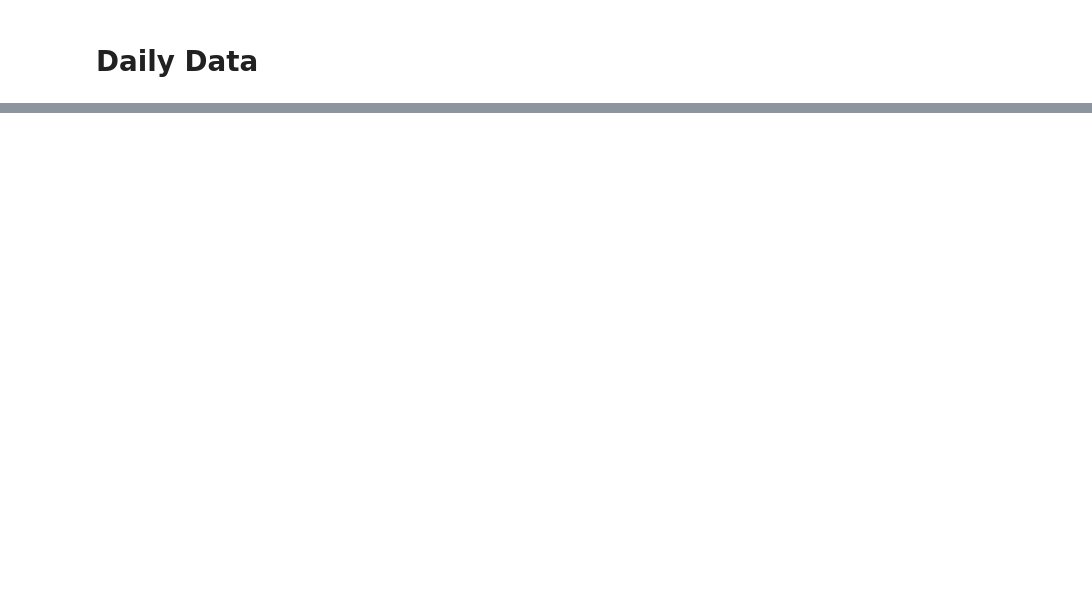
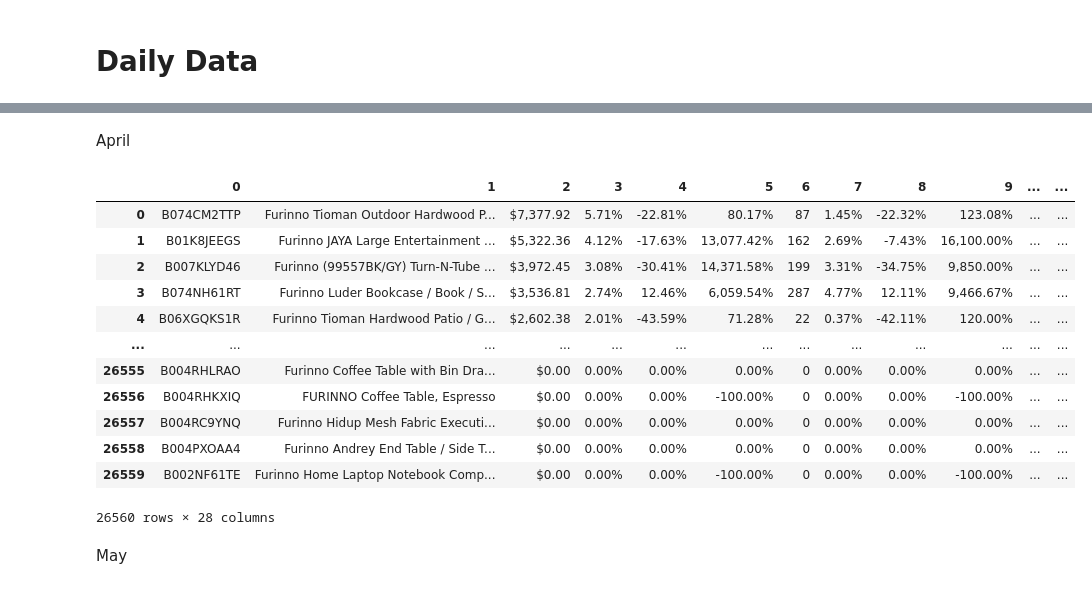
Before and after one commit to Henchen99/Furinno-MLaas, a Jupyter notebook: Furinno_MLaaS.ipynb, the cells around one changed output, grey strips where cells are left out. Drawn from its saved outputs; the diff is of its cells as text; code cells hidden in the pictures; blank space fills up the shorter version.

```diff
--- a/Furinno_MLaaS.ipynb
+++ b/Furinno_MLaaS.ipynb
@@ -97,0 +103,7 @@ sales_diagnostic_2018_09
+# %%
+df_March_22 = pd.DataFrame()
+for excel_files, date in zip(excel_file_list, daterange):
+     if excel_files.endswith(".csv"):
+        df1 = pd.read_csv(input_file_path + excel_files, header=None, skiprows=1)
+        df1['date'] = date
+        df_March_22 = df_March_22.append(df1,ignore_index=True)
@@ -97,0 +113,33 @@ sales_diagnostic_2018_09
+# %% [markdown]
+April
+# %%
+input_file_path = "/content/drive/MyDrive/Furinno MLaaS/Sales Diagnostic (Daily)/2022/April 2022/"
+excel_file_list = os.listdir(input_file_path)
+# %%
+daterange = pd.date_range(start='4/1/2022', end='4/30/2022')
+# %%
+df_April_22 = pd.DataFrame()
+for excel_files, date in zip(excel_file_list, daterange):
+     if excel_files.endswith(".csv"):
+        df1 = pd.read_csv(input_file_path + excel_files, header=None, skiprows=2) # something changes here in the files which require skipping 2 rows
+        df1['date'] = date
+        df_April_22 = df_April_22.append(df1,ignore_index=True)
+# %%
+df_April_22
+# df_April_22.to_csv('april_2022.csv') # refresh files and you can find the saved file at the bottom
+# %% [output]
+|  | 0 | 1 | 2 | 3 | 4 | 5 | 6 | 7 | 8 | 9 | ... | ... |
+| 0 | B074CM2TTP | Furinno Tioman Outdoor Hardwood P... | $7,377.92 | 5.71% | -22.81% | 80.17% | 87 | 1.45% | -22.32% | 123.08% | ... | ... |
+| 1 | B01K8JEEGS | Furinno JAYA Large Entertainment ... | $5,322.36 | 4.12% | -17.63% | 13,077.42% | 162 | 2.69% | -7.43% | 16,100.00% | ... | ... |
+| 2 | B007KLYD46 | Furinno (99557BK/GY) Turn-N-Tube ... | $3,972.45 | 3.08% | -30.41% | 14,371.58% | 199 | 3.31% | -34.75% | 9,850.00% | ... | ... |
+| 3 | B074NH61RT | Furinno Luder Bookcase / Book / S... | $3,536.81 | 2.74% | 12.46% | 6,059.54% | 287 | 4.77% | 12.11% | 9,466.67% | ... | ... |
+| 4 | B06XGQKS1R | Furinno Tioman Hardwood Patio / G... | $2,602.38 | 2.01% | -43.59% | 71.28% | 22 | 0.37% | -42.11% | 120.00% | ... | ... |
+| ... | ... | ... | ... | ... | ... | ... | ... | ... | ... | ... | ... | ... |
+| 26555 | B004RHLRAO | Furinno Coffee Table with Bin Dra... | $0.00 | 0.00% | 0.00% | 0.00% | 0 | 0.00% | 0.00% | 0.00% | ... | ... |
+| 26556 | B004RHKXIQ | FURINNO Coffee Table, Espresso | $0.00 | 0.00% | 0.00% | -100.00% | 0 | 0.00% | 0.00% | -100.00% | ... | ... |
+| 26557 | B004RC9YNQ | Furinno Hidup Mesh Fabric Executi... | $0.00 | 0.00% | 0.00% | 0.00% | 0 | 0.00% | 0.00% | 0.00% | ... | ... |
+| 26558 | B004PXOAA4 | Furinno Andrey End Table / Side T... | $0.00 | 0.00% | 0.00% | 0.00% | 0 | 0.00% | 0.00% | 0.00% | ... | ... |
+| 26559 | B002NF61TE | Furinno Home Laptop Notebook Comp... | $0.00 | 0.00% | 0.00% | -100.00% | 0 | 0.00% | 0.00% | -100.00% | ... | ... |
+26560 rows × 28 columns
+# %% [markdown]
+May
```
Also changed, not shown: parts of 75 cells of this notebook.
